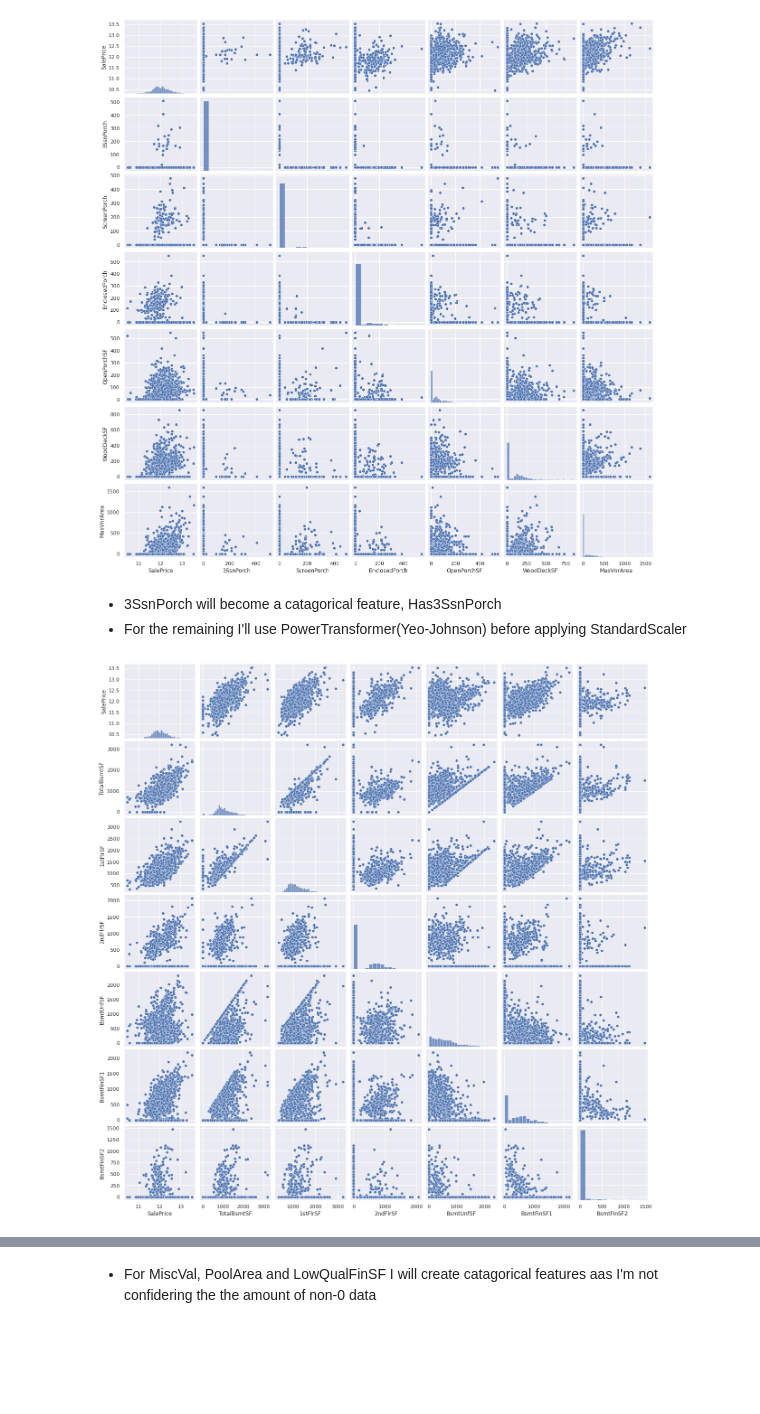
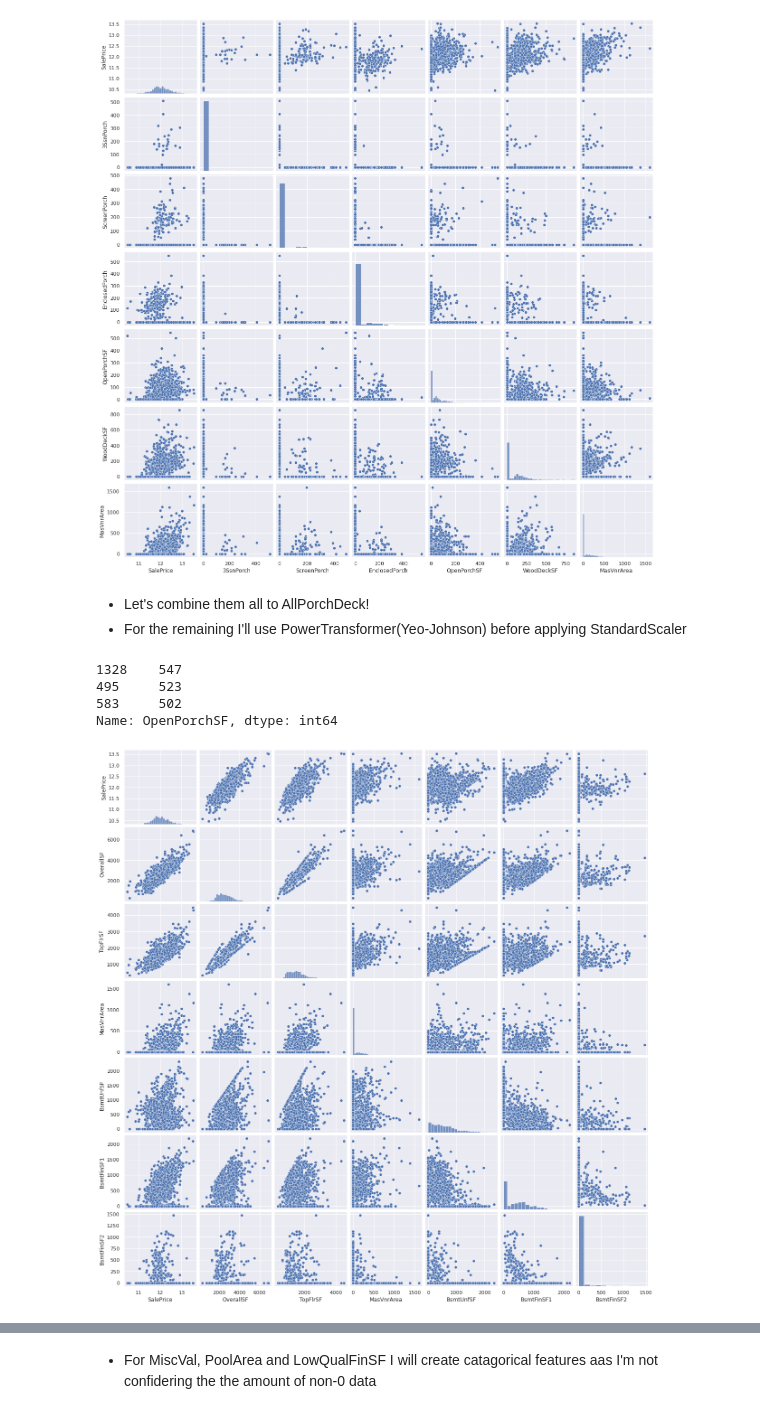
Before and after one commit to radclijd/Ames_House_Prices, a Jupyter notebook: 2nd_Notebook_Ames_House_SalePrice.ipynb, the cells around one changed output, grey strips where cells are left out. Cells and saved outputs as stored; diff of their text form; code cells hidden in the pictures; blank space fills up the shorter version.

```diff
--- a/2nd_Notebook_Ames_House_SalePrice.ipynb
+++ b/2nd_Notebook_Ames_House_SalePrice.ipynb
@@ -748,0 +736,9 @@ test_df['YrSold'] = test_df['YrSold'].apply(str)
+# %%
+train_df['OverallSF'] = train_df['GrLivArea']+df['TotalBsmtSF']
+train_df['TopFlrSF'] = train_df['1stFlrSF']+train_df['2ndFlrSF']
+
+test_df['OverallSF'] = test_df['GrLivArea']+test_df['TotalBsmtSF']
+test_df['TopFlrSF'] = test_df['1stFlrSF']+test_df['2ndFlrSF']
+
+train_df = train_df.drop(['GrLivArea', 'TotalBsmtSF', '1stFlrSF', '2ndFlrSF'], axis=1)
+test_df = test_df.drop(['GrLivArea', 'TotalBsmtSF', '1stFlrSF', '2ndFlrSF'], axis=1)
@@ -749,3 +760,12 @@ test_df['YrSold'] = test_df['YrSold'].apply(str)
+# %%
+train_df['AllFullBath'] = train_df['FullBath']+train_df['BsmtFullBath']
+train_df['AllHalfBath'] = train_df['HalfBath']+train_df['BsmtHalfBath']
+
+test_df['AllFullBath'] = test_df['FullBath']+test_df['BsmtFullBath']
+test_df['AllHalfBath'] = test_df['HalfBath']+test_df['BsmtHalfBath']
+
+train_df = train_df.drop(['FullBath', 'BsmtFullBath', 'HalfBath', 'BsmtHalfBath'], axis=1)
+test_df = test_df.drop(['FullBath', 'BsmtFullBath', 'HalfBath', 'BsmtHalfBath'], axis=1)
 # %% [markdown]
 ### Let's evaluate how we did!
 # %%
@@ -799,14 +818,30 @@ plt.show();
 # %% [output]
 [figure]
 # %% [markdown]
-* 3SsnPorch will become a catagorical feature, Has3SsnPorch
+* Let's combine them all to AllPorchDeck!
 * For the remaining I'll use PowerTransformer(Yeo-Johnson) before applying StandardScaler
+# %%
+train_df['OpenPorchSF'].nlargest(3)
+# %% [output]
+1328    547
+495     523
+583     502
+Name: OpenPorchSF, dtype: int64
+# %%
+train_df.drop(index=[495], inplace=True)
+train_df = train_df.reset_index(drop=True)
+# %%
+train_df['AllPorchDeck'] = train_df['3SsnPorch']+train_df['ScreenPorch']+train_df['EnclosedPorch']+train_df['OpenPorchSF']+train_df['WoodDeckSF']
+test_df['AllPorchDeck'] = test_df['3SsnPorch']+test_df['ScreenPorch']+test_df['EnclosedPorch']+test_df['OpenPorchSF']+test_df['WoodDeckSF']
+
+train_df = train_df.drop(['3SsnPorch', 'ScreenPorch', 'EnclosedPorch', 'OpenPorchSF', 'WoodDeckSF'], axis=1)
+test_df = test_df.drop(['3SsnPorch', 'ScreenPorch', 'EnclosedPorch', 'OpenPorchSF', 'WoodDeckSF'], axis=1)
 # %%
 #scatterplot
-cols_pair_2 = ['SalePrice', 'TotalBsmtSF', '1stFlrSF', '2ndFlrSF', 'BsmtUnfSF', 'BsmtFinSF1', 'BsmtFinSF2']
+cols_pair_2 = ['SalePrice', 'OverallSF', 'TopFlrSF', 'MasVnrArea', 'BsmtUnfSF', 'BsmtFinSF1', 'BsmtFinSF2']
 sns.set()
 sns.pairplot(train_df[cols_pair_2], size = 2.5)
 plt.show();
 # %% [output]
-[figure, old version]
+[figure, new version]
 # %% [markdown]
```
Also changed, not shown: parts of 43 cells of this notebook.
